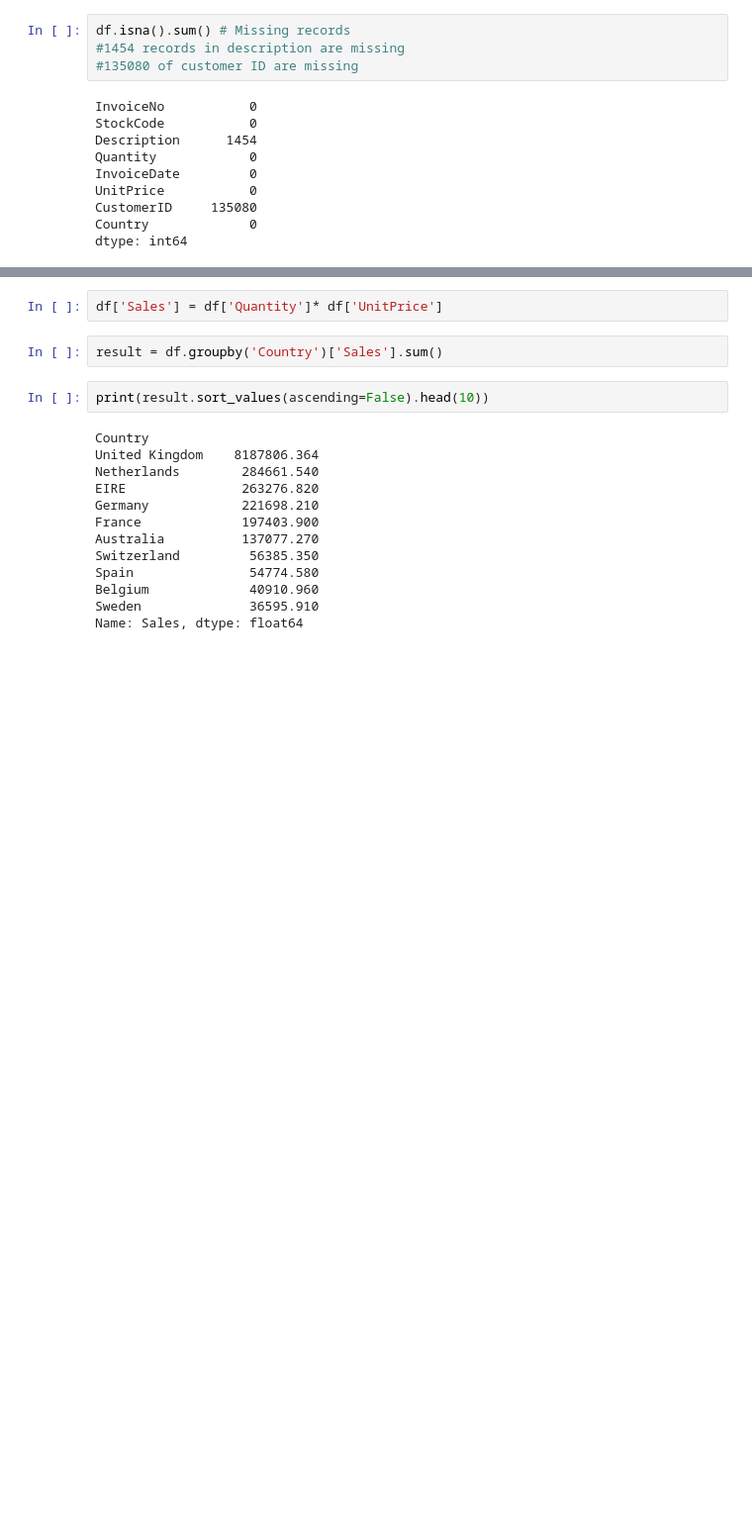
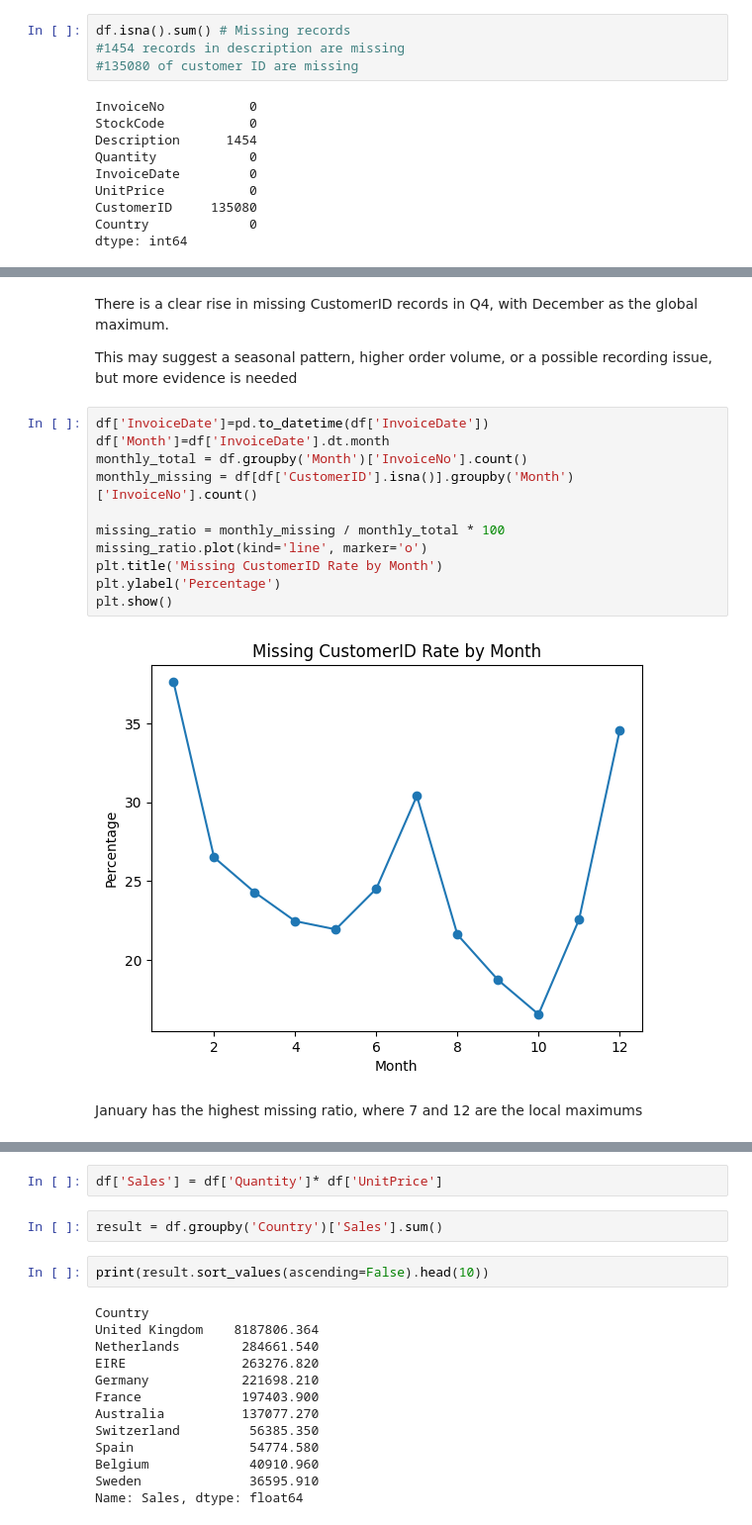
Before and after one commit to monkmode3600rounds-crypto/ai-ml-summer-2026, a Jupyter notebook: notebooks/e-commerce data analytics.ipynb, the cells around one changed output, grey strips where cells are left out. Shown at 99% size. Cells and saved outputs as stored; diff of their text form; blank space fills up the shorter version.

```diff
--- a/notebooks/e-commerce data analytics.ipynb
+++ b/notebooks/e-commerce data analytics.ipynb
@@ -45,0 +92,19 @@ dtype: int64
+# %% [markdown]
+There is a clear rise in missing CustomerID records in Q4, with December as the global maximum.
+
+This may suggest a seasonal pattern, higher order volume, or a possible recording issue, but more evidence is needed
+# %%
+df['InvoiceDate']=pd.to_datetime(df['InvoiceDate'])
+df['Month']=df['InvoiceDate'].dt.month
+monthly_total = df.groupby('Month')['InvoiceNo'].count()
+monthly_missing = df[df['CustomerID'].isna()].groupby('Month')['InvoiceNo'].count()
+
+missing_ratio = monthly_missing / monthly_total * 100
+missing_ratio.plot(kind='line', marker='o')
+plt.title('Missing CustomerID Rate by Month')
+plt.ylabel('Percentage')
+plt.show()
+# %% [output]
+[figure, added]
+# %% [markdown]
+January has the highest missing ratio, where 7 and 12 are the local maximums
```
Also changed, not shown: parts of 72 cells of this notebook.
